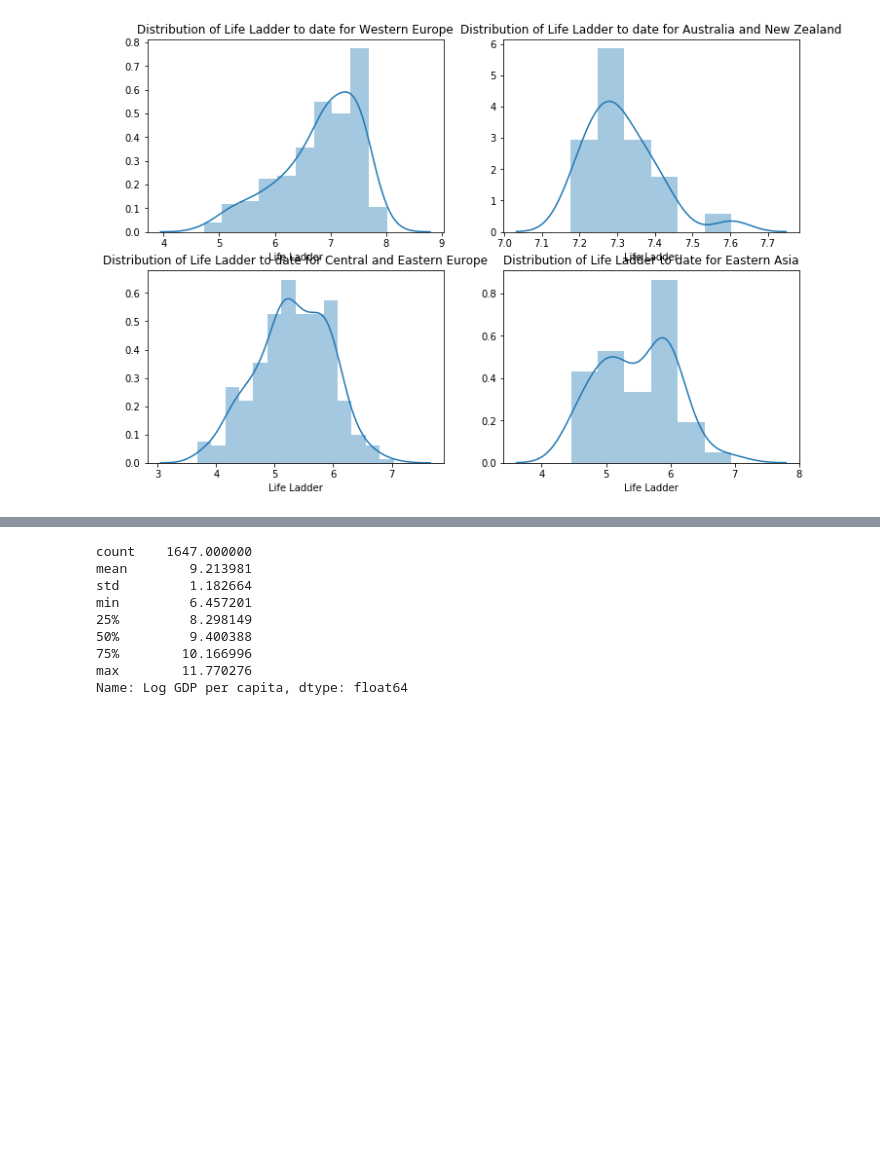
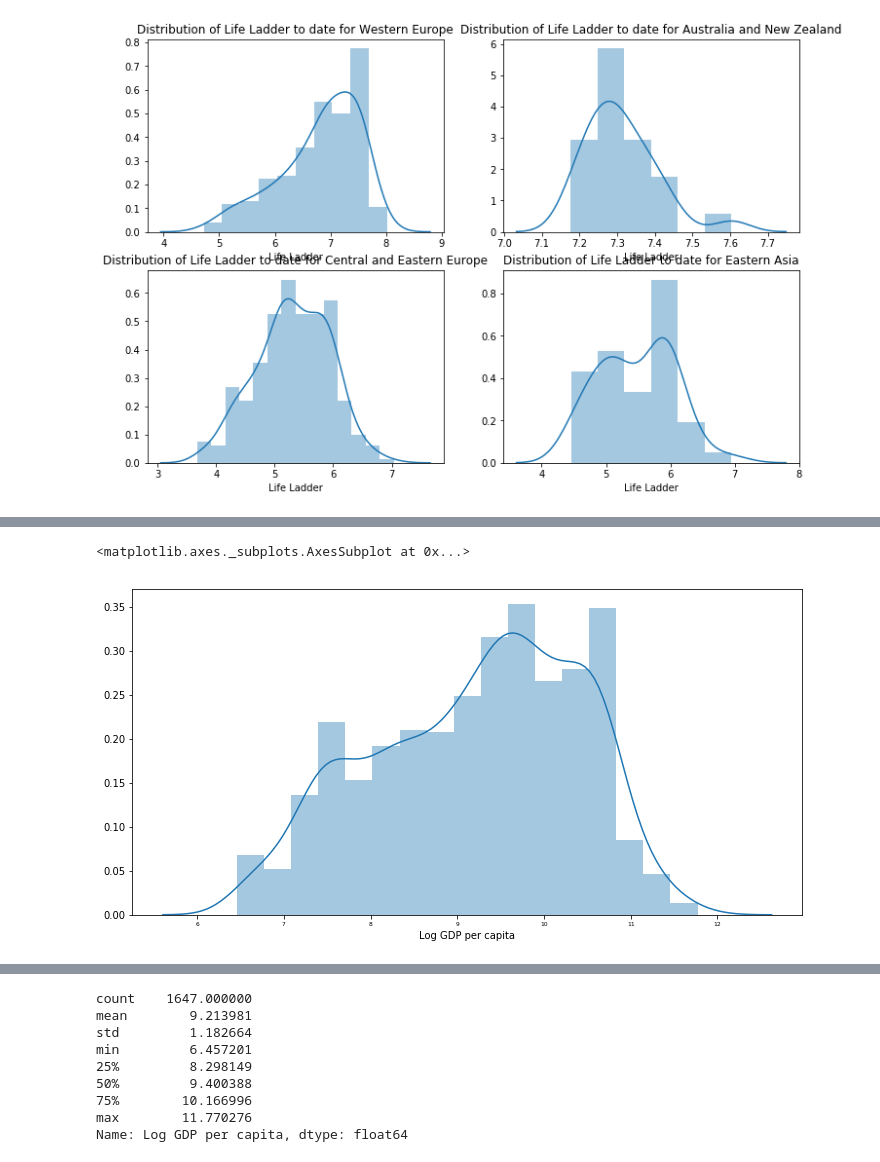
Before and after one commit to angela1C/Programming-for-Data-Analysis-Simulation-Project-2019, a Jupyter notebook: HappySimulate.ipynb, the cells around one changed output, grey strips where cells are left out. Saved outputs shown, nothing was run; the diff lists cells and outputs as text; code cells hidden in the pictures; blank space fills up the shorter version.

```diff
--- a/HappySimulate.ipynb
+++ b/HappySimulate.ipynb
@@ -454 +729,6 @@ axes[1,1].set_title("Distribution of Life Ladder to date for Eastern Asia");
+# %%
+sns.distplot(df['Log GDP per capita'].dropna())
+# %% [output]
+<matplotlib.axes._subplots.AxesSubplot at 0x...>
+[figure, added]
 # %%
```
Also changed, not shown: parts of 126 cells of this notebook, 5 other files.
